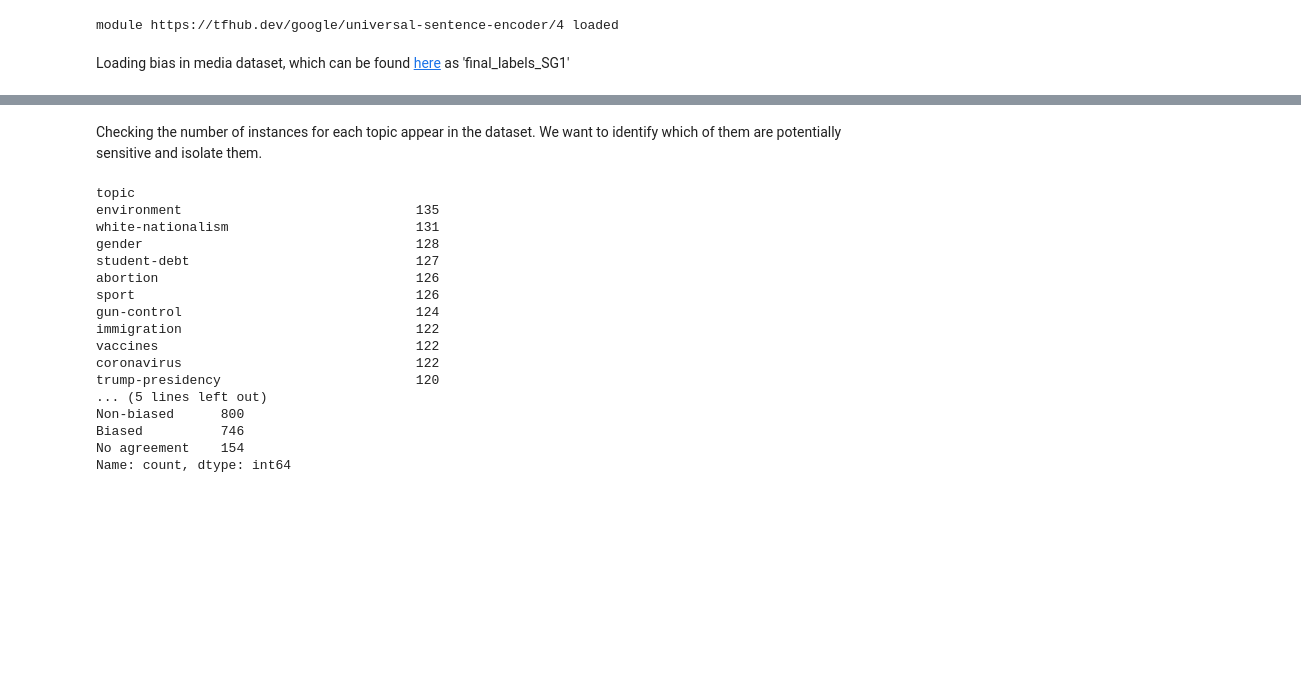
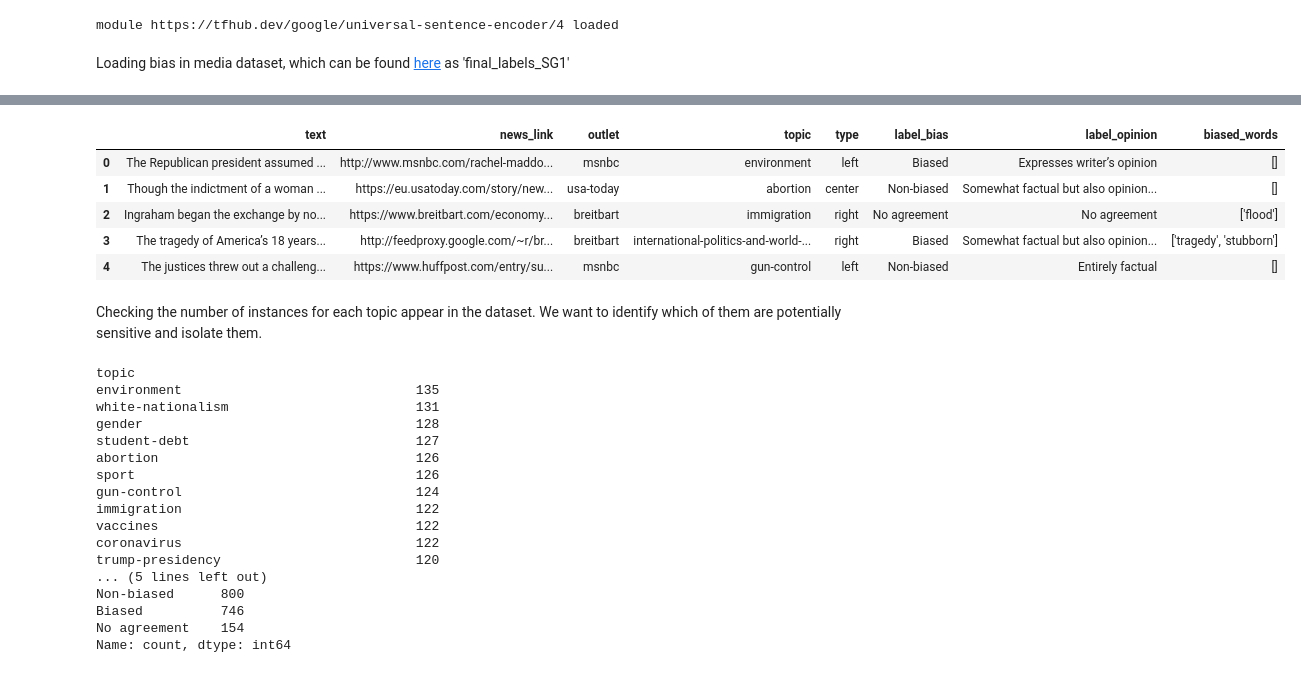
Before and after one commit to asabuncuoglu13/faid, a Jupyter notebook: nullspace_projection/debiasing_media_INLP.ipynb, the cells around one changed output, grey strips where cells are left out. Drawn from its saved outputs; the diff is of its cells as text; code cells hidden in the pictures; blank space fills up the shorter version.

```diff
--- a/nullspace_projection/debiasing_media_INLP.ipynb
+++ b/nullspace_projection/debiasing_media_INLP.ipynb
@@ -85,3 +54,13 @@ df
+# %%
+df=pd.read_csv("../data/final_labels_SG1.csv")
+df.head()
+# %% [output]
+|  | text | news_link | outlet | topic | type | label_bias | label_opinion | biased_words |
+| 0 | The Republican president assumed ... | http://www.msnbc.com/rachel-maddo... | msnbc | environment | left | Biased | Expresses writer’s opinion | [] |
+| 1 | Though the indictment of a woman ... | https://eu.usatoday.com/story/new... | usa-today | abortion | center | Non-biased | Somewhat factual but also opinion... | [] |
+| 2 | Ingraham began the exchange by no... | https://www.breitbart.com/economy... | breitbart | immigration | right | No agreement | No agreement | ['flood'] |
+| 3 | The tragedy of America’s 18 years... | http://feedproxy.google.com/~r/br... | breitbart | international-politics-and-world-... | right | Biased | Somewhat factual but also opinion... | ['tragedy', 'stubborn'] |
+| 4 | The justices threw out a challeng... | https://www.huffpost.com/entry/su... | msnbc | gun-control | left | Non-biased | Entirely factual | [] |
 # %% [markdown]
 Checking the number of instances for each topic appear in the dataset. We want to identify which of them are potentially sensitive and isolate them.
 # %%
```
Also changed, not shown: parts of 13 cells of this notebook, 1 other file.
